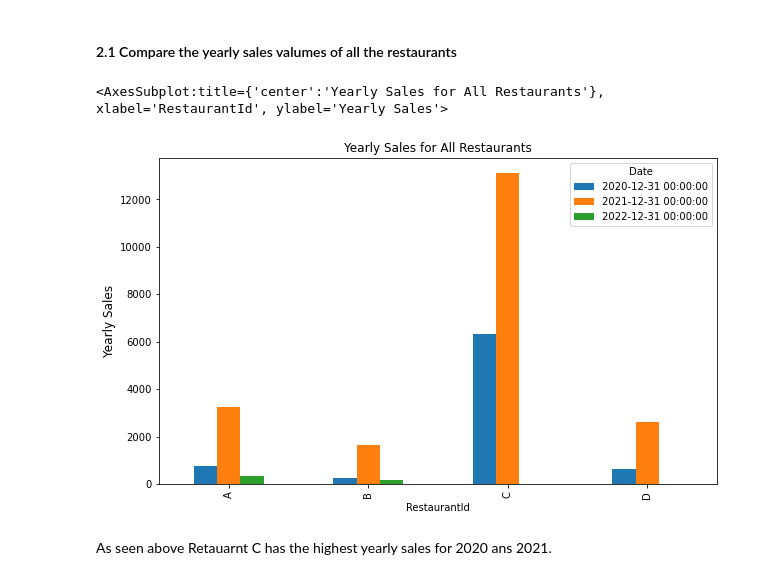
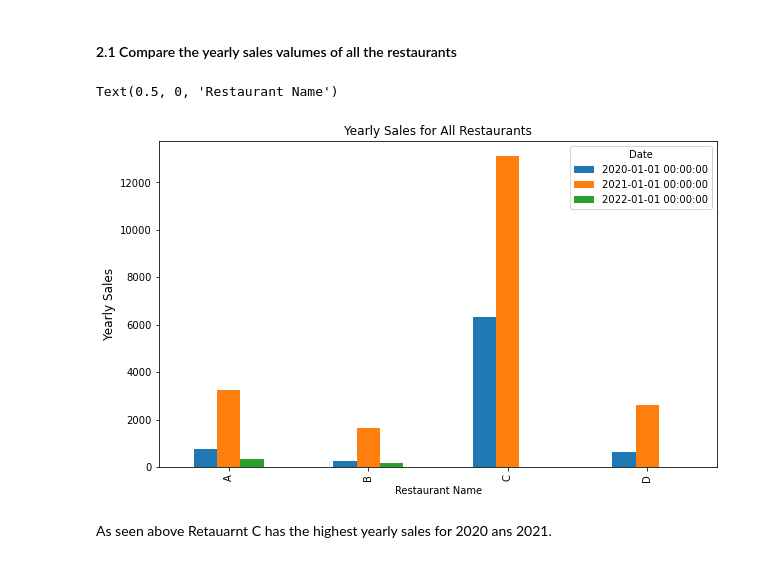
Before and after one commit to nakisa84/personalized-food-recommendation, a Jupyter notebook: notebooks/restaurant-sales-EDA.ipynb, the cells around one changed output. Saved outputs shown, nothing was run; the diff lists cells and outputs as text; code cells hidden in the pictures.

```diff
--- a/notebooks/restaurant-sales-EDA.ipynb
+++ b/notebooks/restaurant-sales-EDA.ipynb
@@ -81,9 +81,9 @@ full_data.RestaurantId.replace({121 : 'A' ,299 : 'B',1029 : 'C',1034 : 'D'}, inp
 # %%
 # keep the restauarnts information and set the date as the index
 data = full_data[['RestaurantId','Date','Count','Cost','Month','Day','Hour']]
-data.index = pd.CategoricalIndex(data.index,
-                               categories=['Jan', 'Feb', 'Mar', 'Apr','May','Jun', 'Jul', 'Aug','Sep', 'Oct', 'Nov', 'Dec'],
-                               ordered=True)
+# data.index = pd.CategoricalIndex(data.index,
+#                                categories=['Jan', 'Feb', 'Mar', 'Apr','May','Jun', 'Jul', 'Aug','Sep', 'Oct', 'Nov', 'Dec'],
+#                                ordered=True)
 
-data.set_index("Date", inplace = True)
+# data.set_index("Date", inplace = True)
 # %%
@@ -106,15 +98,19 @@ data
 # %% [markdown]
 #### 2.1 Compare the yearly sales valumes of all the restaurants
 # %%
+data_year = data.copy()
+data_year['Date'] = data_year['Date'].values.astype('<M8[Y]')
+
 fig, ax = plt.subplots(figsize=(10,6))
-ax.set_xlabel("Restaurant Name")  #Q? the x axis is not labeld correctly??
+
 ax.set_ylabel("Yearly Sales", fontsize = 12)
 ax.set_title("Yearly Sales for All Restaurants", fontsize = 12)
-yearly_sales = data.groupby('RestaurantId').resample('Y')['Count'].sum().unstack()
+yearly_sales = data_year.groupby(['RestaurantId','Date'])['Count'].sum().unstack()
 yearly_sales.plot(kind ='bar', ax=ax)
+ax.set_xlabel("Restaurant Name")
 # %% [output]
-<AxesSubplot:title={'center':'Yearly Sales for All Restaurants'}, xlabel='RestaurantId', ylabel='Yearly Sales'>
+Text(0.5, 0, 'Restaurant Name')
-[figure, old version]
+[figure, new version]
 # %% [markdown]
 As seen above Retauarnt C has the highest yearly sales for 2020 ans 2021.
 # %% [markdown]
```
Also changed, not shown: parts of 6 cells of this notebook, 1 other file.
